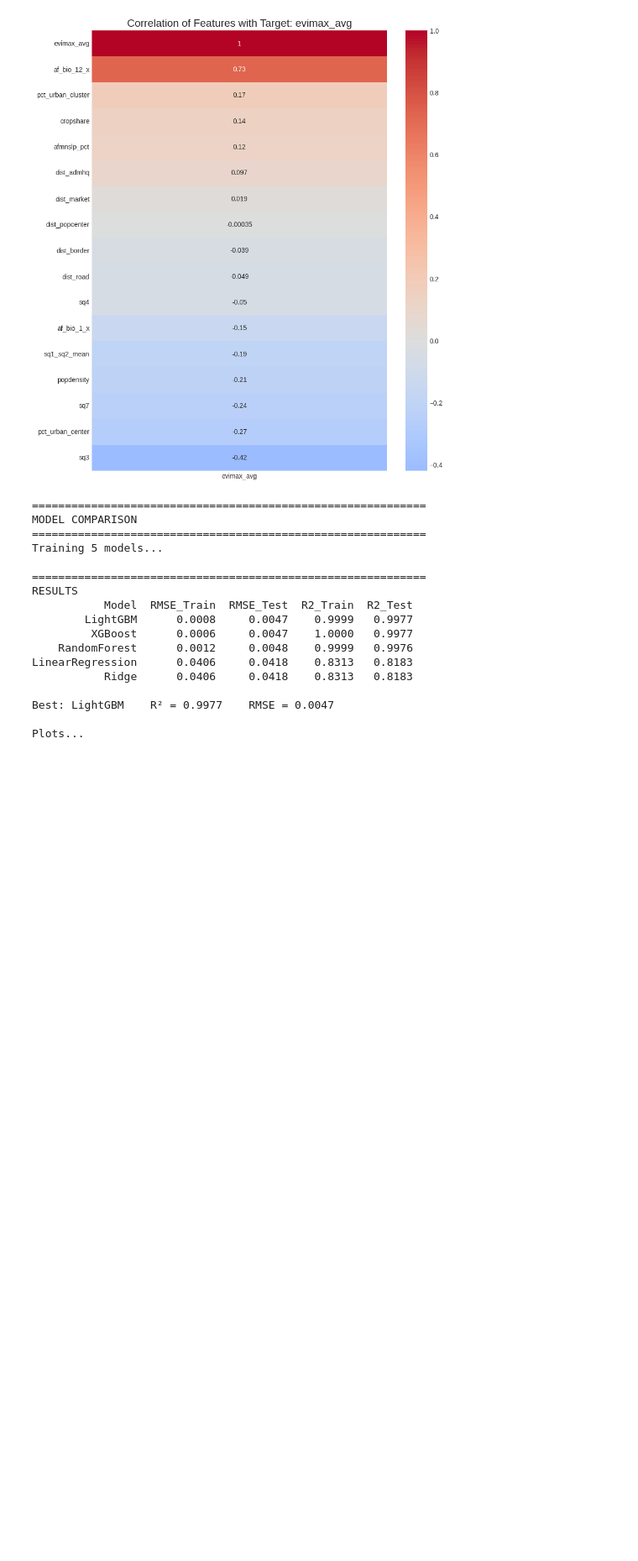
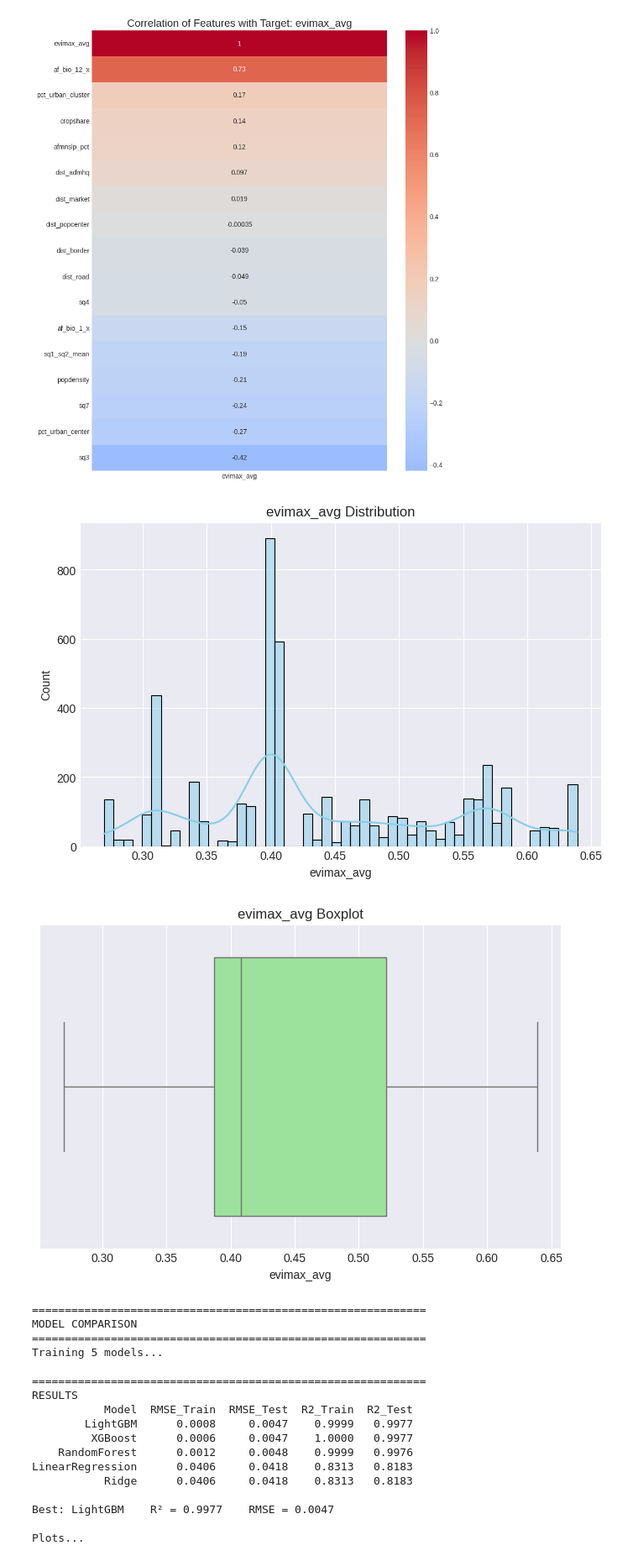
Before and after one commit to birhanumoges/HouseHold_Accessiblity_Analysis, a Jupyter notebook: Analysis_NoteBook/agricultural productivity.ipynb, the cells around one changed output. Shown at 84% size. Cells and saved outputs as stored; diff of their text form; code cells hidden in the pictures; blank space fills up the shorter version.

```diff
--- a/Analysis_NoteBook/agricultural productivity.ipynb
+++ b/Analysis_NoteBook/agricultural productivity.ipynb
@@ -590,6 +590,27 @@ plt.title(f'Correlation of Features with Target: {target}', fontsize=16)
 plt.show()
 # %% [output]
 [figure]
+# %%
+target = "evimax_avg"
+features = [c for c in df.columns if c != target]
+
+# --------------------------
+# 2. Exploratory Data Analysis (EDA)
+# --------------------------
+# Histogram & Distribution
+plt.figure(figsize=(8,5))
+sns.histplot(df[target], kde=True, bins=50, color='skyblue')
+plt.title(f"{target} Distribution")
+plt.show()
+
+# Boxplot to detect outliers
+plt.figure(figsize=(8,5))
+sns.boxplot(x=df[target], color='lightgreen')
+plt.title(f"{target} Boxplot")
+plt.show()
+# %% [output]
+[figure, added]
+[figure, added]
 # %%
 # ===============================
 # Define targets
```
Also changed, not shown: parts of 1 cell of this notebook.
